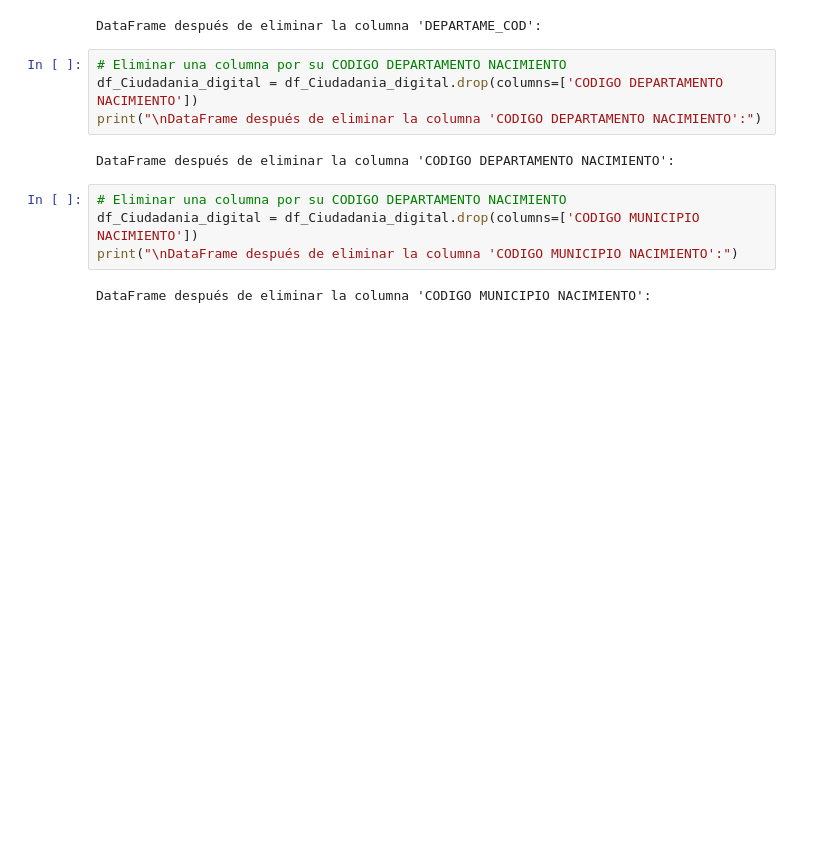
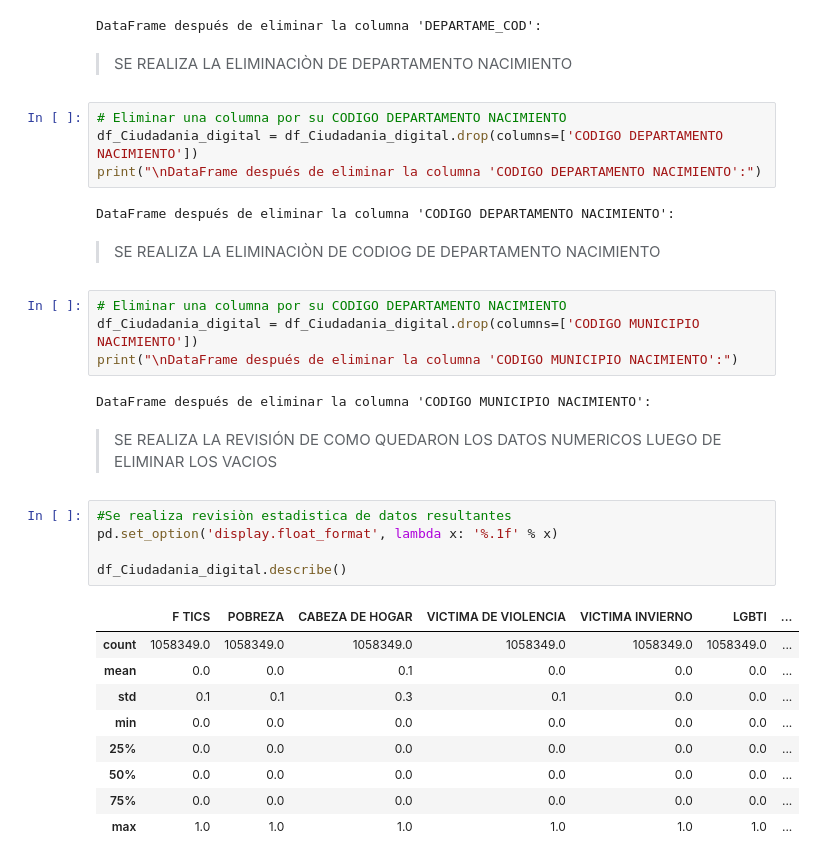
Before and after one commit to Dalivi83/analisisyvisualizaciondata, a Jupyter notebook: laboratorio2.ipynb, the cells around one changed output. Cells and saved outputs as stored; diff of their text form; blank space fills up the shorter version.

```diff
--- a/laboratorio2.ipynb
+++ b/laboratorio2.ipynb
@@ -206,15 +212,36 @@ df_Ciudadania_digital = df_Ciudadania_digital.drop(columns=['DEPARTAME_COD'])
 print("\nDataFrame después de eliminar la columna 'DEPARTAME_COD':")
 # %% [output]
 DataFrame después de eliminar la columna 'DEPARTAME_COD':
+# %% [markdown]
+> SE REALIZA LA ELIMINACIÒN DE DEPARTAMENTO NACIMIENTO
 # %%
 # Eliminar una columna por su CODIGO DEPARTAMENTO NACIMIENTO
 df_Ciudadania_digital = df_Ciudadania_digital.drop(columns=['CODIGO DEPARTAMENTO NACIMIENTO'])
 print("\nDataFrame después de eliminar la columna 'CODIGO DEPARTAMENTO NACIMIENTO':")
 # %% [output]
 DataFrame después de eliminar la columna 'CODIGO DEPARTAMENTO NACIMIENTO':
+# %% [markdown]
+> SE REALIZA LA ELIMINACIÒN DE CODIOG DE DEPARTAMENTO NACIMIENTO
 # %%
 # Eliminar una columna por su CODIGO DEPARTAMENTO NACIMIENTO
 df_Ciudadania_digital = df_Ciudadania_digital.drop(columns=['CODIGO MUNICIPIO NACIMIENTO'])
 print("\nDataFrame después de eliminar la columna 'CODIGO MUNICIPIO NACIMIENTO':")
 # %% [output]
 DataFrame después de eliminar la columna 'CODIGO MUNICIPIO NACIMIENTO':
+# %% [markdown]
+> SE REALIZA LA REVISIÓN DE COMO QUEDARON LOS DATOS NUMERICOS LUEGO DE ELIMINAR LOS VACIOS
+# %%
+#Se realiza revisiòn estadistica de datos resultantes
+pd.set_option('display.float_format', lambda x: '%.1f' % x)
+
+df_Ciudadania_digital.describe()
+# %% [output]
+|  | F TICS | POBREZA | CABEZA DE HOGAR | VICTIMA DE VIOLENCIA | VICTIMA INVIERNO | LGBTI | ... |
+| count | 1058349.0 | 1058349.0 | 1058349.0 | 1058349.0 | 1058349.0 | 1058349.0 | ... |
+| mean | 0.0 | 0.0 | 0.1 | 0.0 | 0.0 | 0.0 | ... |
+| std | 0.1 | 0.1 | 0.3 | 0.1 | 0.0 | 0.0 | ... |
+| min | 0.0 | 0.0 | 0.0 | 0.0 | 0.0 | 0.0 | ... |
+| 25% | 0.0 | 0.0 | 0.0 | 0.0 | 0.0 | 0.0 | ... |
+| 50% | 0.0 | 0.0 | 0.0 | 0.0 | 0.0 | 0.0 | ... |
+| 75% | 0.0 | 0.0 | 0.0 | 0.0 | 0.0 | 0.0 | ... |
+| max | 1.0 | 1.0 | 1.0 | 1.0 | 1.0 | 1.0 | ... |
```
Also changed, not shown: parts of 5 cells of this notebook.
